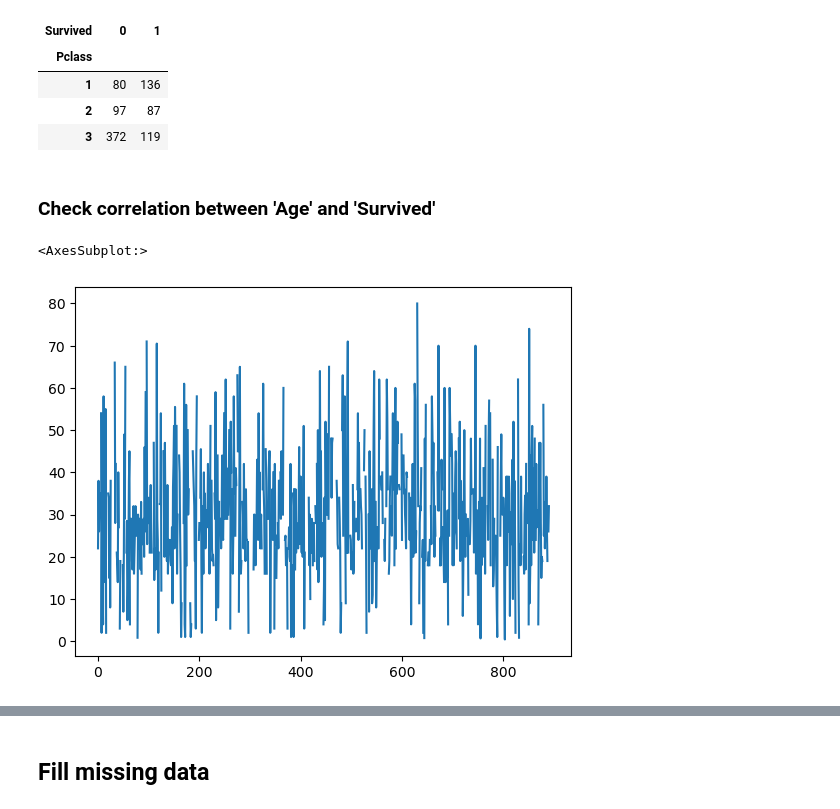
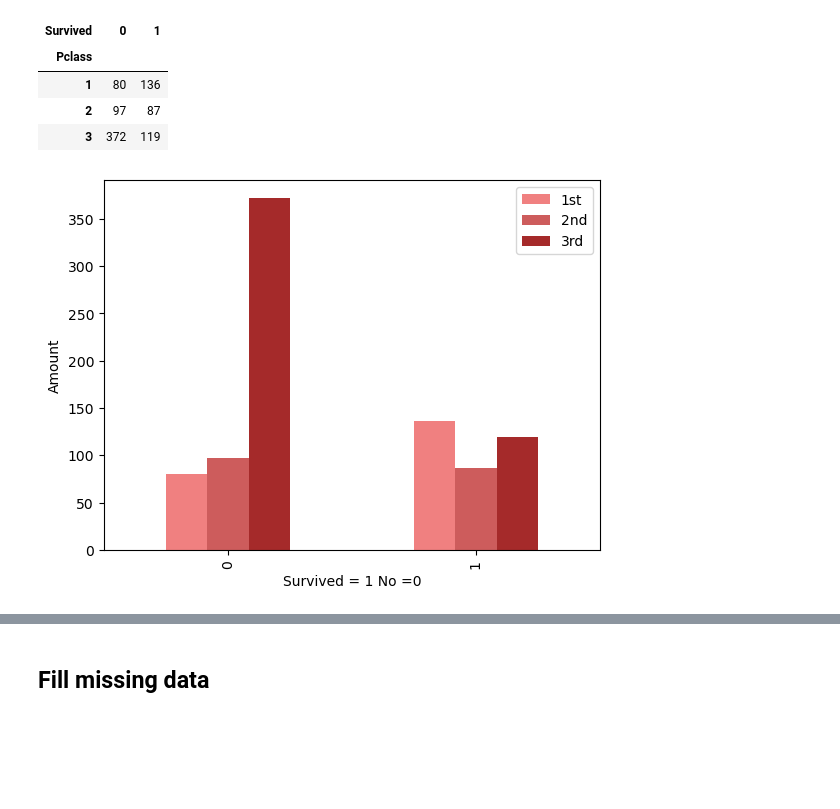
Before and after one commit to alexiandra97/Titanic-project-from-Kaggle, a Jupyter notebook: Titanic-Machine-Learning-from-Disaster.ipynb, the cells around one changed output, grey strips where cells are left out. Saved outputs shown, nothing was run; the diff lists cells and outputs as text; code cells hidden in the pictures; blank space fills up the shorter version.

```diff
--- a/Titanic-Machine-Learning-from-Disaster.ipynb
+++ b/Titanic-Machine-Learning-from-Disaster.ipynb
@@ -183,12 +188,10 @@ pd.crosstab(data_csv['Pclass'], data_csv['Survived'])
 | 2 | 97 | 87 |
 | 3 | 372 | 119 |
 # %%
-# We can see most people who was lower class were died, and most people who was higher class were survived
+pd.crosstab(data_csv['Survived'], data_csv['Pclass']).plot(kind='bar', color=['lightcoral', 'indianred', 'brown']);
+plt.ylabel("Amount")
+plt.xlabel("Survived = 1 No =0")
+plt.legend(["1st","2nd","3rd"]);
+# %% [output]
+[figure, added]
-# %% [markdown]
-### Check correlation between 'Age' and 'Survived'
-# %%
-data_csv['Age'].plot()
-# %% [output]
-<AxesSubplot:>
-[figure, removed]
 # %%
```
Also changed, not shown: parts of 13 cells of this notebook.
